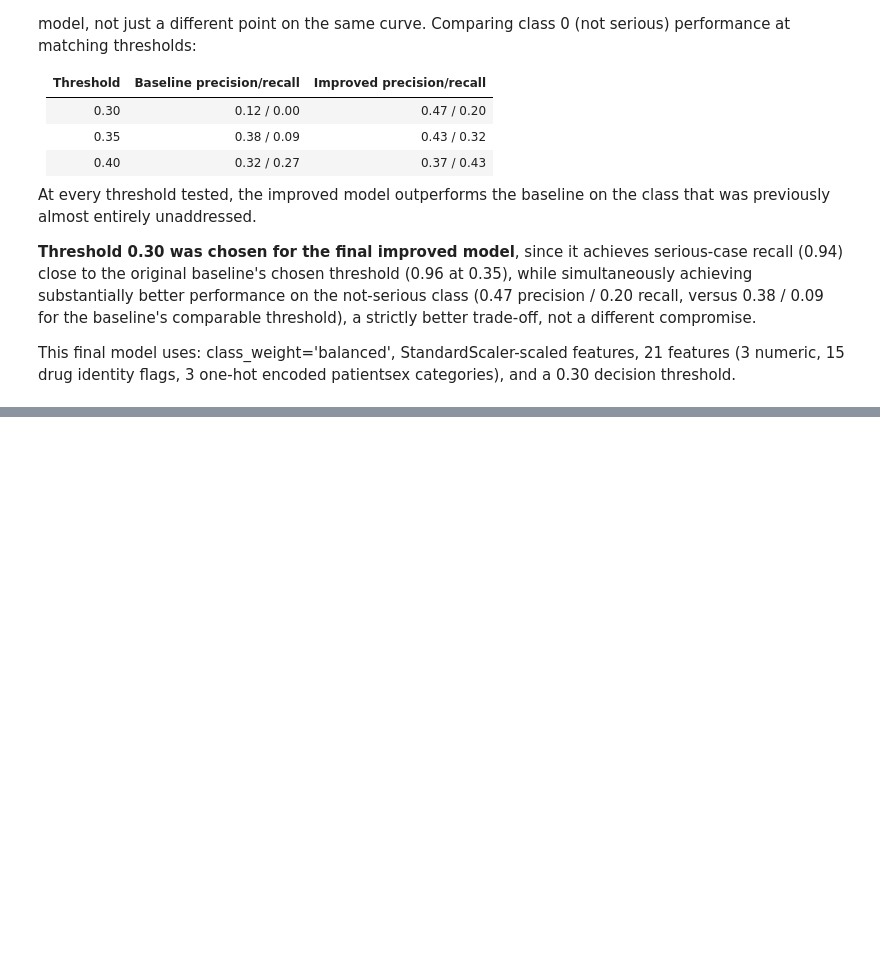
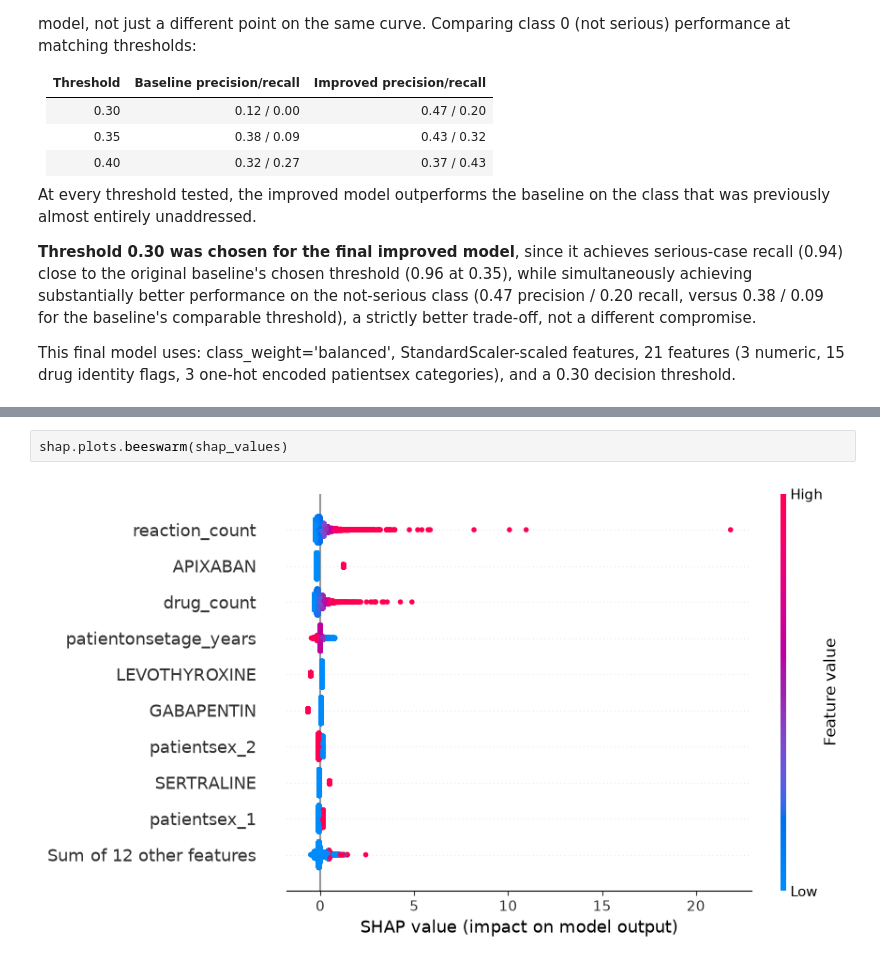
Before and after one commit to anastasia-mistreanu/fda-adverse-event-detector, a Jupyter notebook: notebooks/modeling.ipynb, the cells around one changed output, grey strips where cells are left out. Saved outputs shown, nothing was run; the diff lists cells and outputs as text; blank space fills up the shorter version.

```diff
--- a/notebooks/modeling.ipynb
+++ b/notebooks/modeling.ipynb
@@ -570,0 +597,4 @@ This final model uses: class_weight='balanced', StandardScaler-scaled features,
+# %%
+shap.plots.beeswarm(shap_values)
+# %% [output]
+[figure, added]
```
Also changed, not shown: parts of 8 cells of this notebook.
